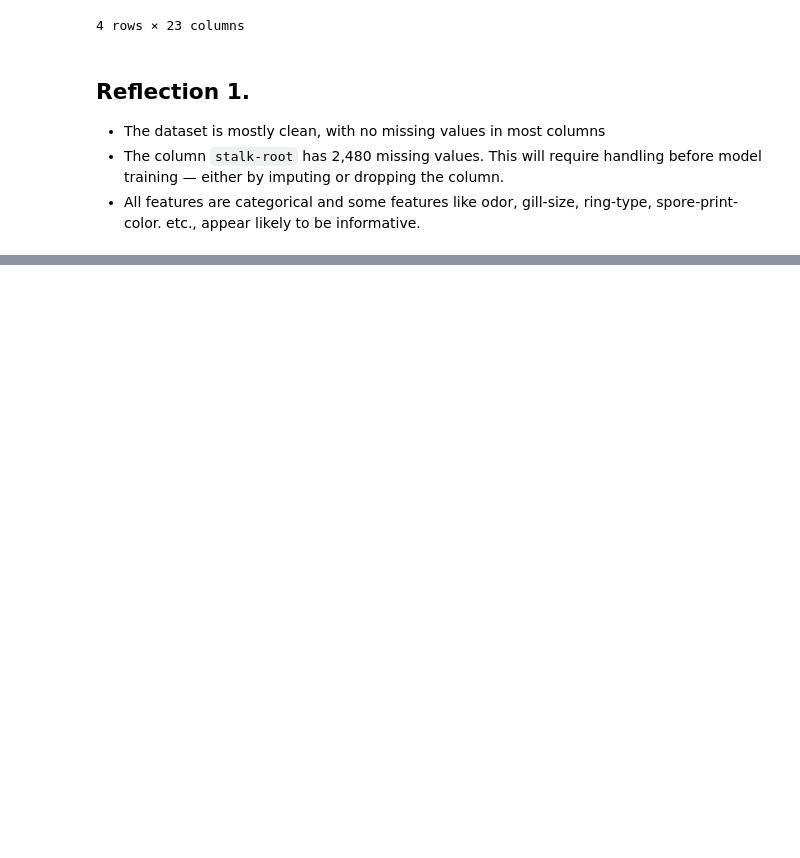
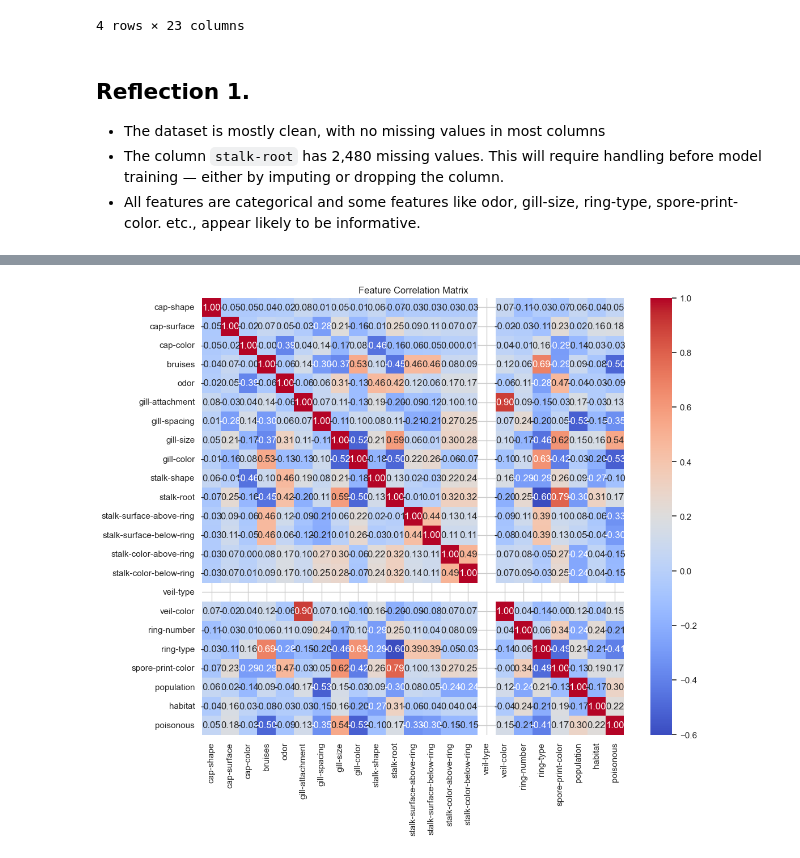
Before and after one commit to drodmay1/ml04midterm, a Jupyter notebook: mushroom_classification.ipynb, the cells around one changed output, grey strips where cells are left out. Cells and saved outputs as stored; diff of their text form; code cells hidden in the pictures; blank space fills up the shorter version.

```diff
--- a/mushroom_classification.ipynb
+++ b/mushroom_classification.ipynb
@@ -104,0 +142,25 @@ dtype: int64
+# %%
+# Check again to confirm where missing values are
+print("Missing values per column (before imputation):\n")
+print(df.isnull().sum())
+
+# Impute missing values in 'stalk-root' with a new category 'unknown'
+df['stalk-root'] = df['stalk-root'].fillna('unknown')
+
+# Confirm that missing values are handled
+print("\nMissing values per column (after imputation):\n")
+print(df.isnull().sum())
+
+# Encode all categorical columns using LabelEncoder
+label_encoder = LabelEncoder()
+
+for col in df.columns:
+    df[col] = label_encoder.fit_transform(df[col])
+
+# Check transformed dataset
+print("\nPreview of encoded dataset:\n")
+print(df.head())
+
+# Summary of final dataset
+print("\nDataFrame Info (post-cleaning and encoding):\n")
+print(df.info())
@@ -104,0 +189,11 @@ dtype: int64
+# %%
+# Correlation Heatmap
+# Check feature correlation with the target variable
+correlation_matrix = df.corr()
+
+plt.figure(figsize=(12, 10))
+sns.heatmap(correlation_matrix, annot=True, fmt=".2f", cmap="coolwarm")
+plt.title("Feature Correlation Matrix")
+plt.show()
+# %% [output]
+[figure, added]
```
Also changed, not shown: parts of 9 cells of this notebook.
